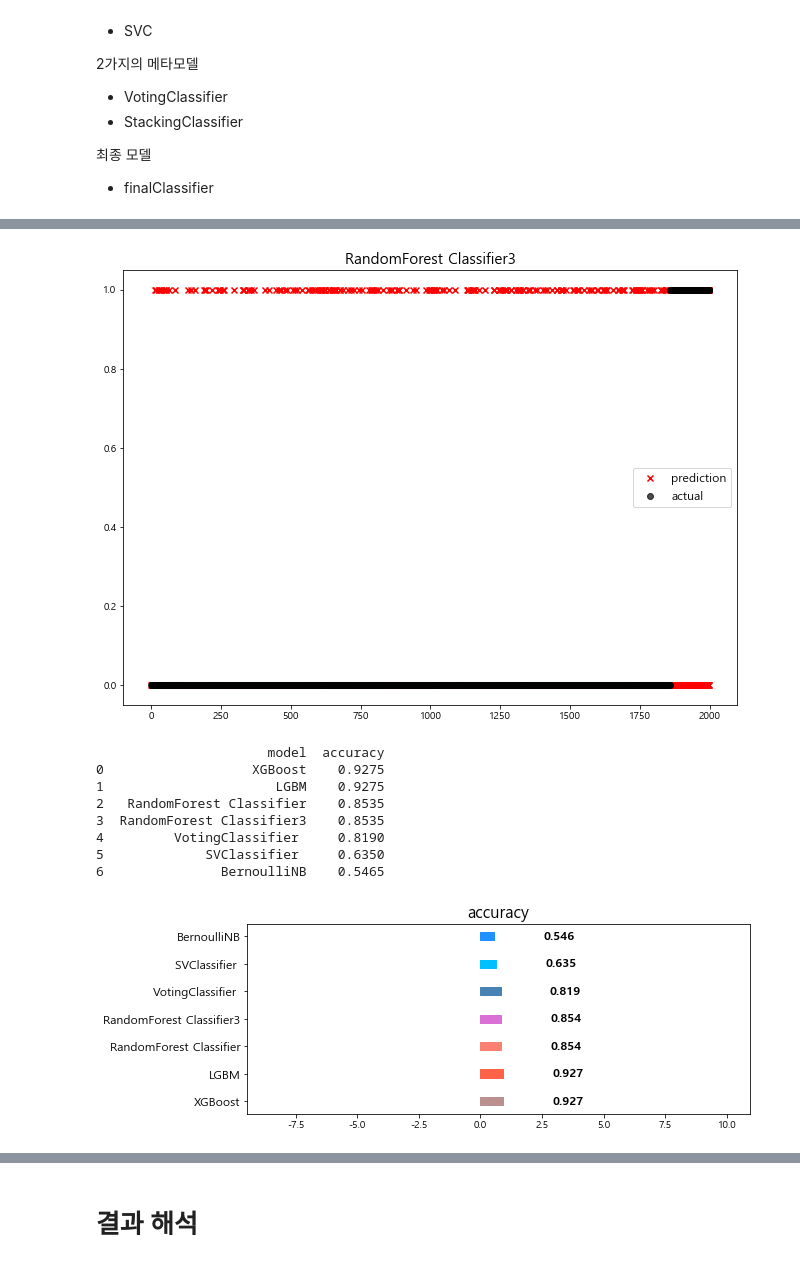
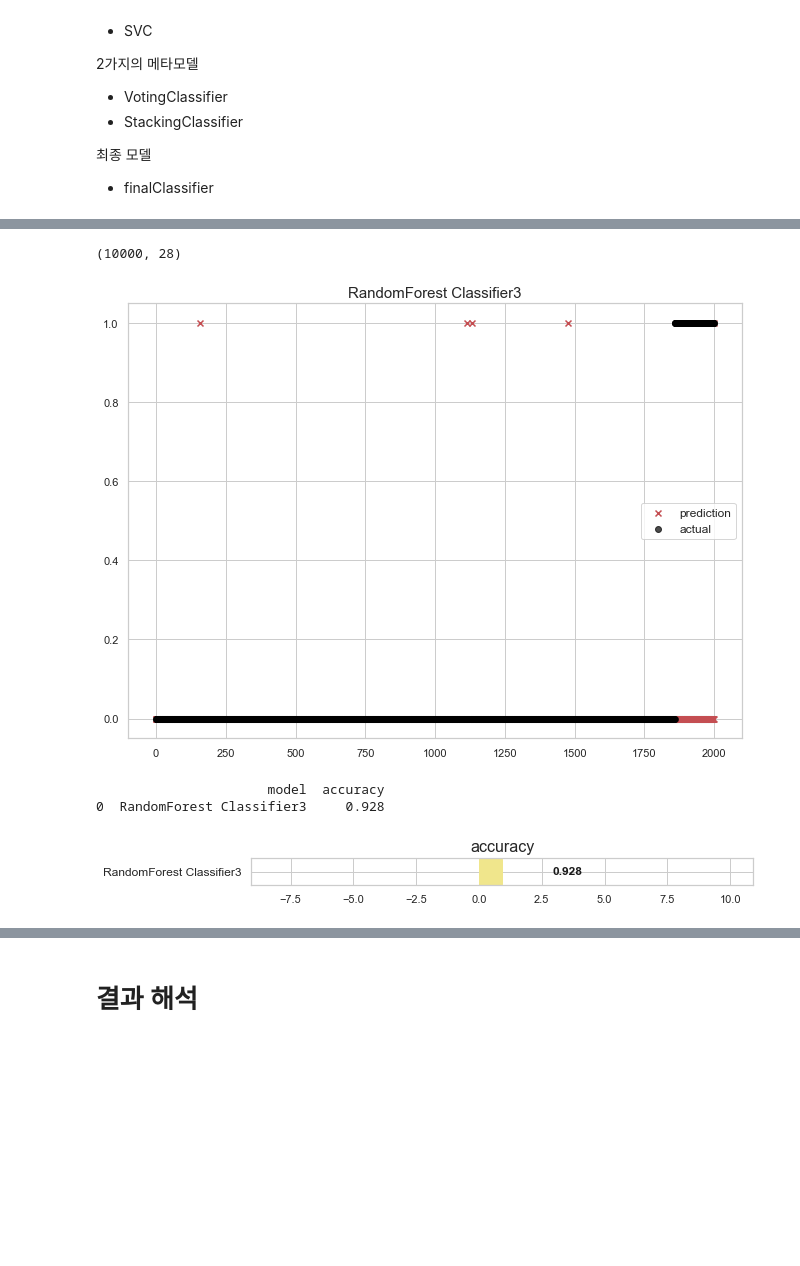
Before and after one commit to Tieck-IT/project, a Jupyter notebook: PredictDiabetes/SimpleModel.ipynb, the cells around one changed output, grey strips where cells are left out. Saved outputs shown, nothing was run; the diff lists cells and outputs as text; code cells hidden in the pictures; blank space fills up the shorter version.

```diff
--- a/PredictDiabetes/SimpleModel.ipynb
+++ b/PredictDiabetes/SimpleModel.ipynb
@@ -1399,2 +768,6 @@ break point third
+# %%
+# load data
+with open(SAVEDIR+'best_params.pickle', 'rb') as fr:
+    best_params = pickle.load(fr)
 # %% [markdown]
 ## 앙상블 - Bagging (Random Forest)
@@ -1752,0 +1056,4 @@ CXtrain_ohe_robust_over_df = pd.DataFrame(CXtrain_ohe_robust_over,columns = CX_t
+# %%
+df_imputed.shape
+# %% [output]
+(10000, 28)
@@ -1753,16 +1062,20 @@ CXtrain_ohe_robust_over_df = pd.DataFrame(CXtrain_ohe_robust_over,columns = CX_t
+# %%
+X3_train, X3_test, y3_train,y3_test = train_test_split(df_imputed[["T_AGE", "T_BMI", "T_INCOME"]],target_TDM,test_size = 0.2, stratify=target_TDM,random_state=42)
+# %%
+stdX3_train = copy.deepcopy(X3_train)
+stdX3_test = copy.deepcopy(X3_test)
+# %%
+stdScaler = StandardScaler()
+stdScaler.fit(stdX3_train)
+std_X3_train = pd.DataFrame(stdScaler.transform(stdX3_train), columns = X3_train.columns)
+std_X3_test = pd.DataFrame(stdScaler.transform(stdX3_test),columns=X3_test.columns)
 # %%
-rfr3 = RandomForestClassifier(**best_prams[2][1])
-rfr3.fit(CXtrain_ohe_robust_over_df[["T_AGE", "T_BMI", "T_INCOME"]],Cytrain_ohe_robust_over)
-rfr_pred3 = rfr3.predict(CXtest_robustScaled_df[["T_AGE", "T_BMI", "T_INCOME"]])
-acc_eval('RandomForest Classifier3', rfr_pred3, Cy_test,True)
+rfr3 = RandomForestClassifier(**best_params["RandomForestClassifier"])
+rfr3.fit(std_X3_train,y3_train)
+rfr_pred3 = rfr3.predict(std_X3_test)
+acc_eval('RandomForest Classifier3', rfr_pred3, y3_test,True)
 # %% [output]
-[figure, old version]
+[figure, new version]
                       model  accuracy
-0                   XGBoost    0.9275
-1                      LGBM    0.9275
-2   RandomForest Classifier    0.8535
-3  RandomForest Classifier3    0.8535
-4         VotingClassifier     0.8190
-5             SVClassifier     0.6350
-6               BernoulliNB    0.5465
+0  RandomForest Classifier3     0.928
-[figure, old version]
+[figure, new version]
```
Also changed, not shown: parts of 319 cells of this notebook, 7 other files.
